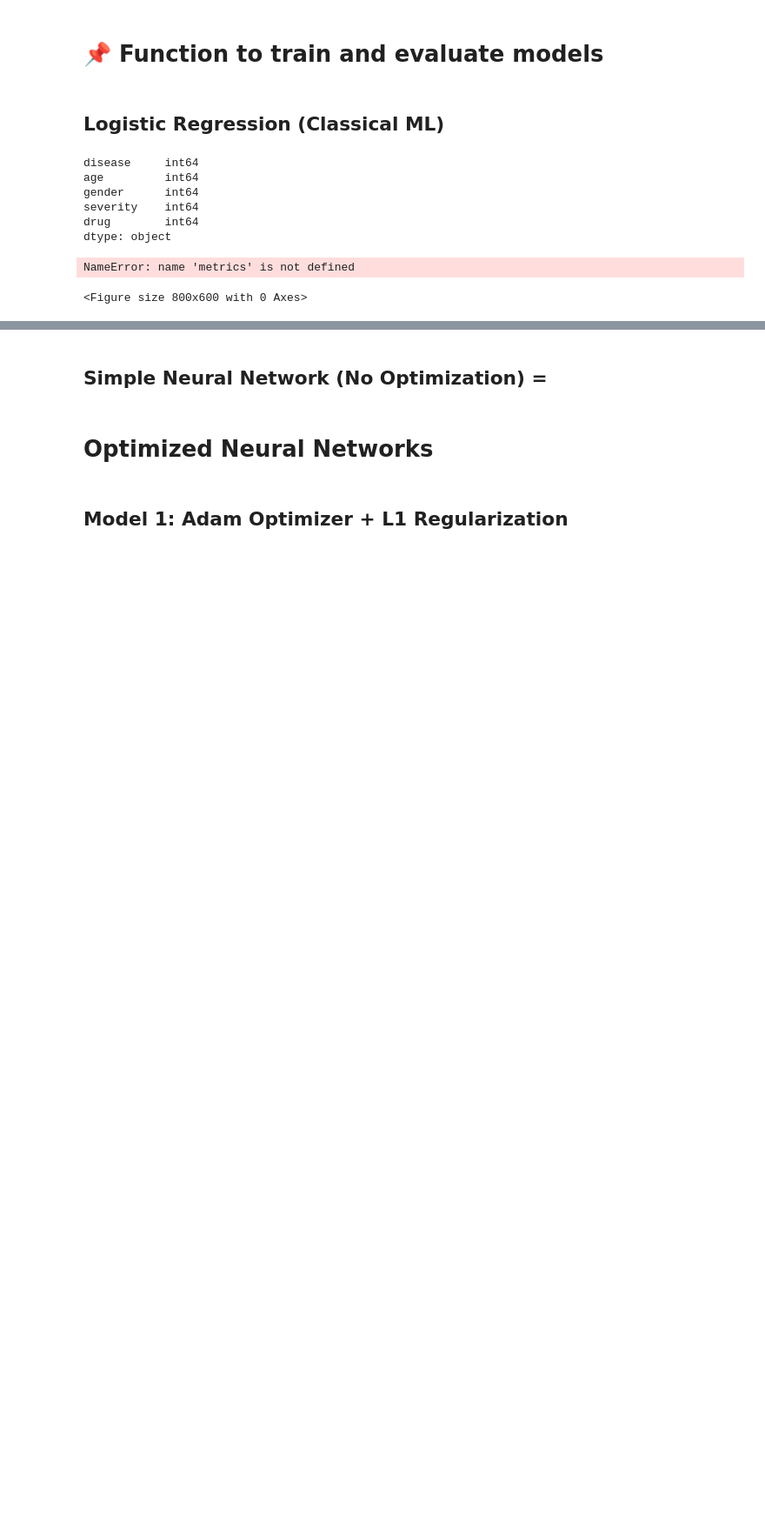
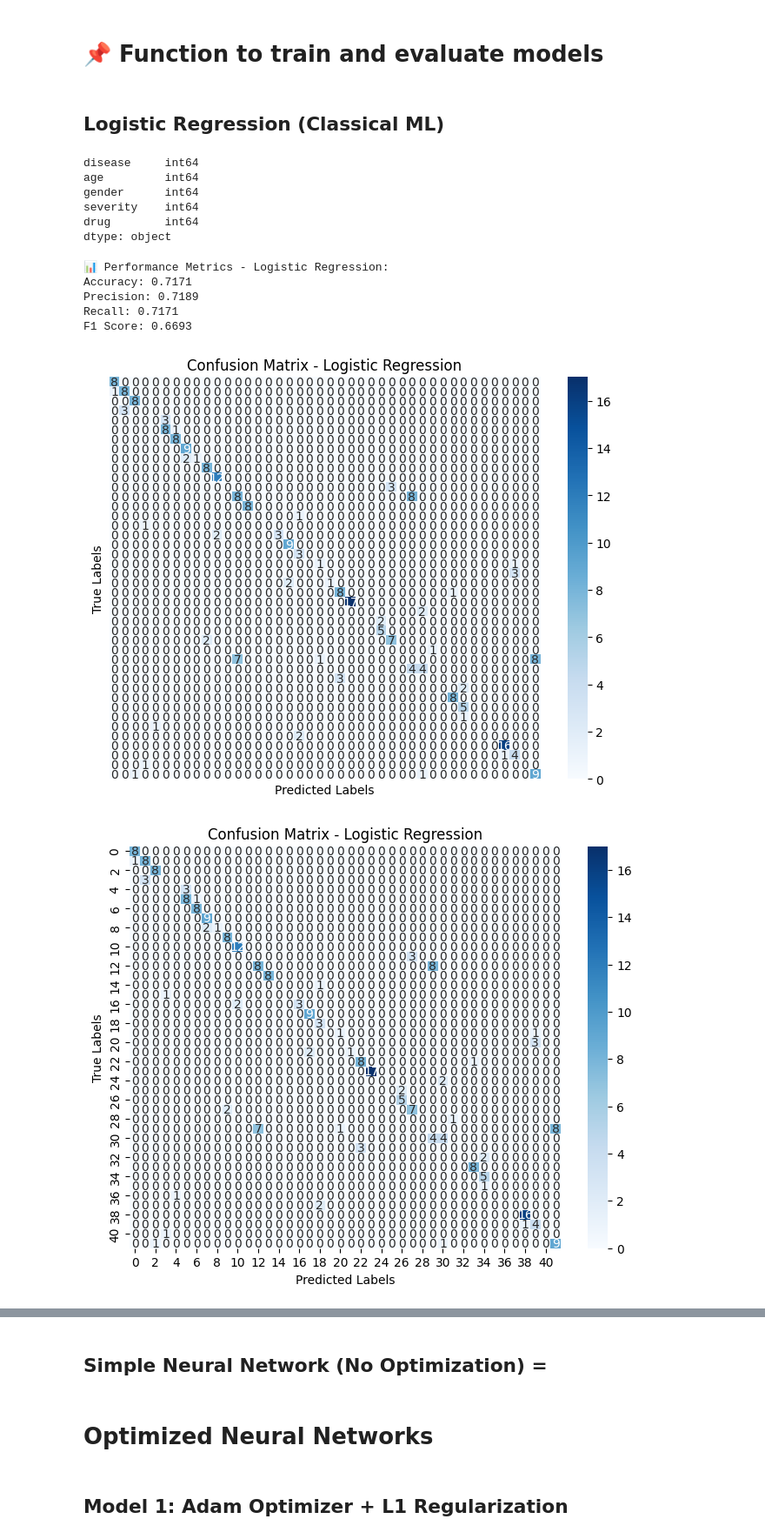
Before and after one commit to Jules-gatete/Intro_to_ML---Summatives, a Jupyter notebook: Summative_Intro_to_ml_Jules_Gatete_number]_assignment.ipynb, the cells around one changed output, grey strips where cells are left out. Shown at 87% size. Drawn from its saved outputs; the diff is of its cells as text; code cells hidden in the pictures; blank space fills up the shorter version.

```diff
--- a/Summative_Intro_to_ml_Jules_Gatete_number]_assignment.ipynb
+++ b/Summative_Intro_to_ml_Jules_Gatete_number]_assignment.ipynb
@@ -181,16 +181,28 @@ severity    int64
 drug        int64
 dtype: object
 # %%
-# 📌 Plot Confusion Matrix (correct indentation)
+# Train and Evaluate Logistic Regression Model
+log_reg = LogisticRegression(max_iter=1000, solver='lbfgs', C=1.0)
+log_reg.fit(X_train_scaled, y_train)
+
+# Store the returned metrics in a variable
+log_reg_metrics = evaluate_model(log_reg, X_test_scaled, y_test, "Logistic Regression")
+
+# 📌 Plot Confusion Matrix using the stored metrics
 plt.figure(figsize=(8, 6))
-sns.heatmap(metrics["Confusion Matrix"], annot=True, fmt="d", cmap="Blues")
+sns.heatmap(log_reg_metrics["Confusion Matrix"], annot=True, fmt="d", cmap="Blues")
 plt.xlabel("Predicted Labels")
 plt.ylabel("True Labels")
-plt.title(f"Confusion Matrix - {model_name}")
+plt.title("Confusion Matrix - Logistic Regression")
 plt.show()
 # %% [output]
-NameError: name 'metrics' is not defined
+📊 Performance Metrics - Logistic Regression:
+Accuracy: 0.7171
+Precision: 0.7189
+Recall: 0.7171
+F1 Score: 0.6693
-<Figure size 800x600 with 0 Axes>
+[figure, added]
+[figure, added]
 # %%
 log_reg = LogisticRegression(max_iter=1000, solver='lbfgs', C=1.0)
 log_reg.fit(X_train_scaled, y_train)
```
Also changed, not shown: parts of 1 cell of this notebook.
